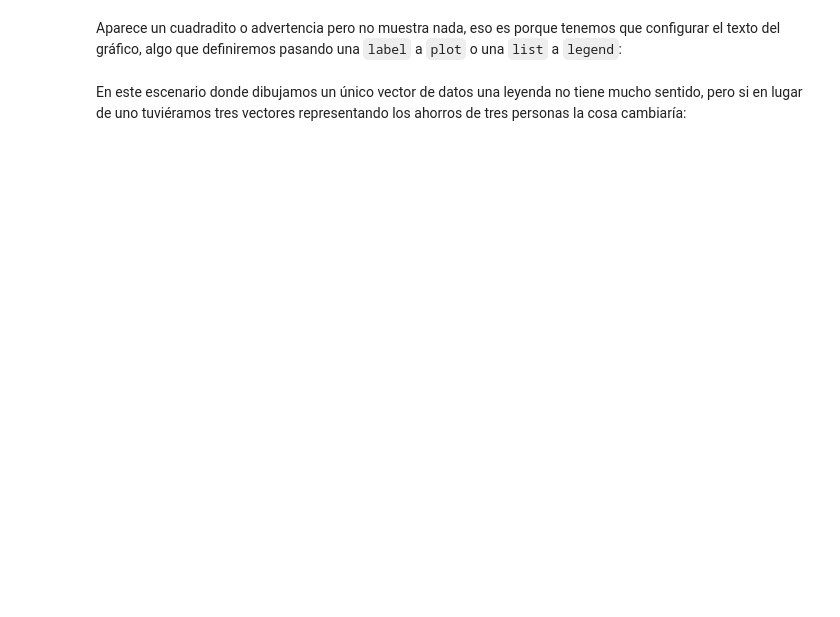
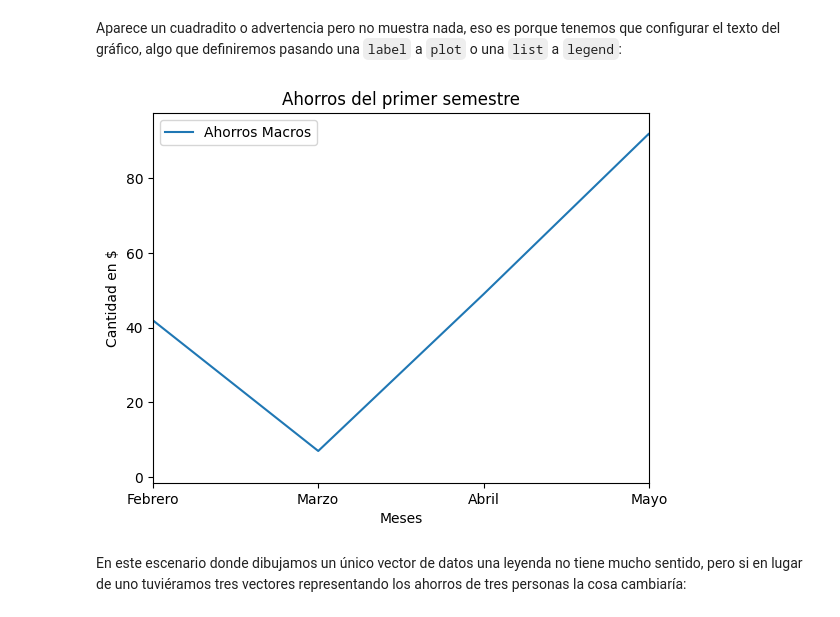
Before and after one commit to lauragonzalezmoran/phyton_basico_ICAI, a Jupyter notebook: ClassBook/10_Matplotlib/05 - Títulos, etiquetas y leyendas.ipynb, the cells around one changed output. Drawn from its saved outputs; the diff is of its cells as text; code cells hidden in the pictures; blank space fills up the shorter version.

```diff
--- a/ClassBook/10_Matplotlib/05 - Títulos, etiquetas y leyendas.ipynb
+++ b/ClassBook/10_Matplotlib/05 - Títulos, etiquetas y leyendas.ipynb
@@ -54,12 +61,14 @@ Aparece un cuadradito o advertencia pero no muestra nada, eso es porque tenemos
 # %%
 plt.plot(ahorros, label="Evolución")      # Añadimos el gráfico con una label
 plt.xticks(mapeado, meses)                # Mapeamos los valores horizontales
 plt.xlim(1, 4)                            # Configuramos el límite horizontal
 plt.title("Ahorros del primer semestre")  # Configuramos el título
 plt.xlabel("Meses")                       # Configuramos la etiqueta del eje X
 plt.ylabel("Cantidad en $")               # Configuramos la etiqueta del eje Y
-plt.legend(["Evolución"], loc=0)          # Mostramos la leyenda
+plt.legend(["Ahorros Macros"], loc=0)          # Mostramos la leyenda
 plt.show()                                # Finalmente lo mostramos
+# %% [output]
+[figure, added]
 # %% [markdown]
 En este escenario donde dibujamos un único vector de datos una leyenda no tiene mucho sentido, pero si en lugar de uno tuviéramos tres vectores representando los ahorros de tres personas la cosa cambiaría:
 # %%
```
Also changed, not shown: parts of 9 cells of this notebook, 9 other files.
